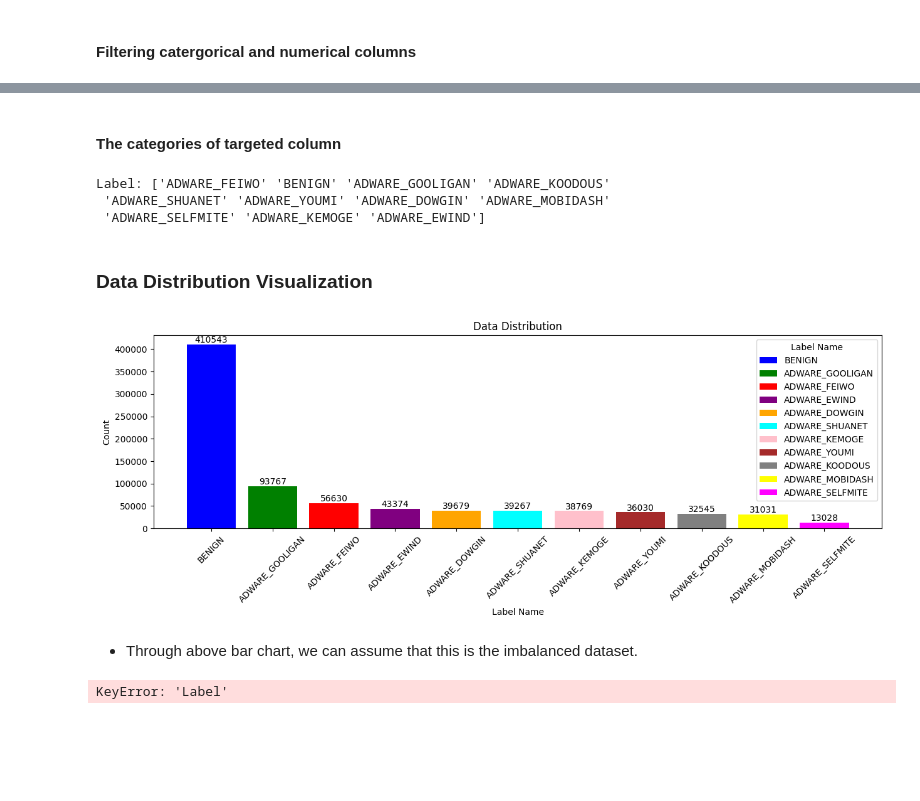
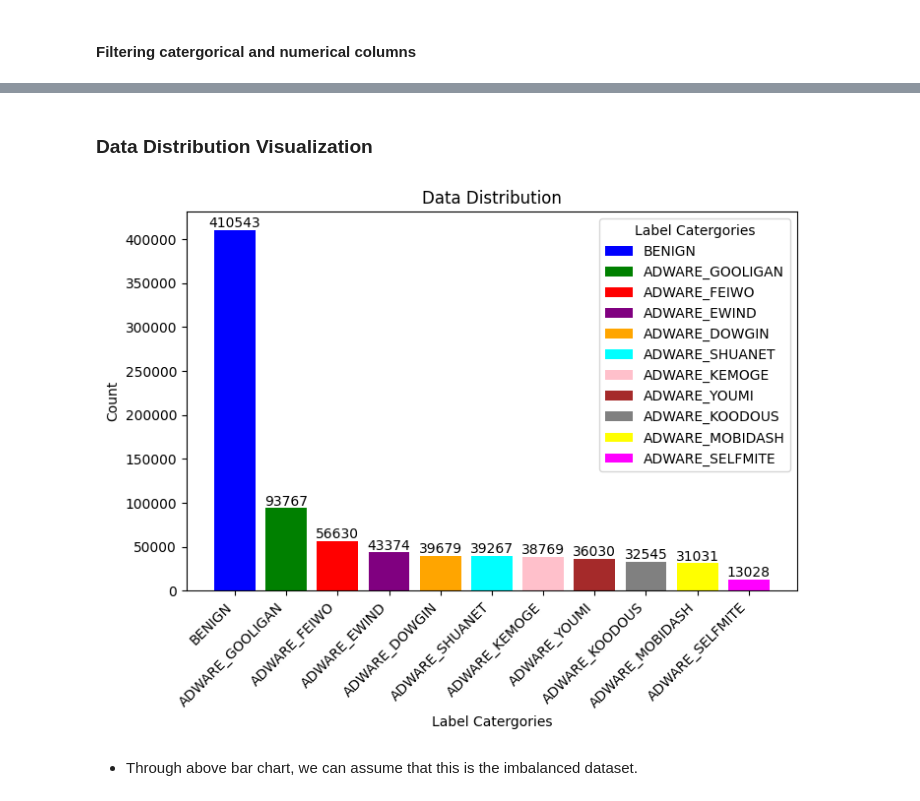
Before and after one commit to QioCas/ML-final-project, a Jupyter notebook: report.ipynb, the cells around one changed output, grey strips where cells are left out. Drawn from its saved outputs; the diff is of its cells as text; code cells hidden in the pictures; blank space fills up the shorter version.

```diff
--- a/report.ipynb
+++ b/report.ipynb
@@ -69,9 +66 @@ Number of numerical columns: 68
 Numerical columns: [' Source Port', ' Destination Port', ' Protocol', ' Flow Duration', ' Total Fwd Packets', ' Total Backward Packets', 'Total Length of Fwd Packets', ' Total Length of Bwd Packets',  ...
-# %% [markdown]
-#### The categories of targeted column
-# %%
-print(f'Label: {df["Label"].unique()}')
-# %% [output]
-Label: ['ADWARE_FEIWO' 'BENIGN' 'ADWARE_GOOLIGAN' 'ADWARE_KOODOUS'
- 'ADWARE_SHUANET' 'ADWARE_YOUMI' 'ADWARE_DOWGIN' 'ADWARE_MOBIDASH'
- 'ADWARE_SELFMITE' 'ADWARE_KEMOGE' 'ADWARE_EWIND']
@@ -86,41 +68,33 @@ df['Label'] = encoder.fit_transform(df['Label'])
 ### **Data Distribution Visualization**
 # %%
 # Set the width and height size
-plt.figure(figsize=(15,4))
+plt.figure(figsize=(8,5))
 
 # Get labels and values of column 'Label'
 labels = df['Label'].value_counts().index.to_numpy()
 values = df['Label'].value_counts().values
 
 # Create colors
 colors = ['blue', 'green', 'red', 'purple', 'orange', 'cyan', 'pink', 'brown', 'gray', 'yellow', 'magenta']
 
 # Create bars
 bars = plt.bar(labels, values, align='center',label=labels, color=colors)
 
 # Title & labels
 plt.title('Data Distribution')
-plt.xlabel('Label Name')
+plt.xlabel('Label Catergories')
 plt.ylabel('Count')
-plt.legend(title='Label Name')
-plt.xticks(rotation=45)
+plt.legend(title='Label Catergories')
+plt.xticks(np.arange(0, 11, 1))
+plt.xticks(rotation=45, ha='right')  # Rotate labels neatly
 
 # Add value labels on top of bars
 for bar, value in zip(bars, values):
     plt.text(bar.get_x() + bar.get_width() / 2, bar.get_height(), str(value),
              ha='center', va='bottom', fontsize=10)
+
+plt.show()
 # %% [output]
-[figure, old version]
+[figure, new version]
 # %% [markdown]
 - Through above bar chart, we can assume that this is the imbalanced dataset.
-# %%
-corr_df=df.corr(numeric_only=True)['Label']
-corr_df
-corr_df.to_csv('corr_df.csv',index=True)
-corr_df = corr_df.to_frame()
-plt.figure(figsize=(10,15))
-sns.heatmap(corr_df,annot=True,cmap='coolwarm')
-plt.title("Correlation Between Features and Target")
-plt.show()
-# %% [output]
-KeyError: 'Label'
```
Also changed, not shown: parts of 16 cells of this notebook.
